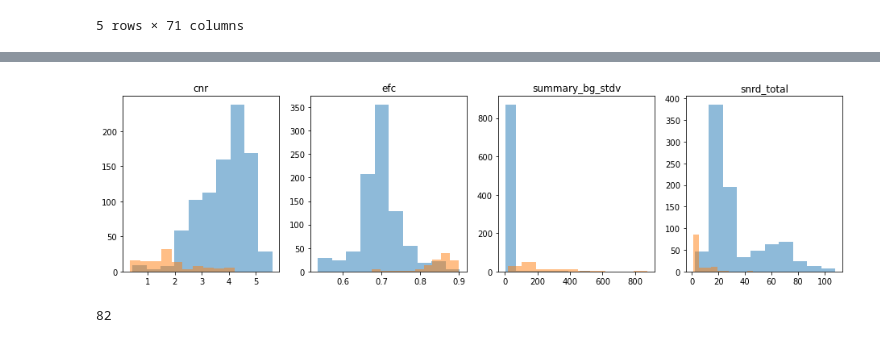
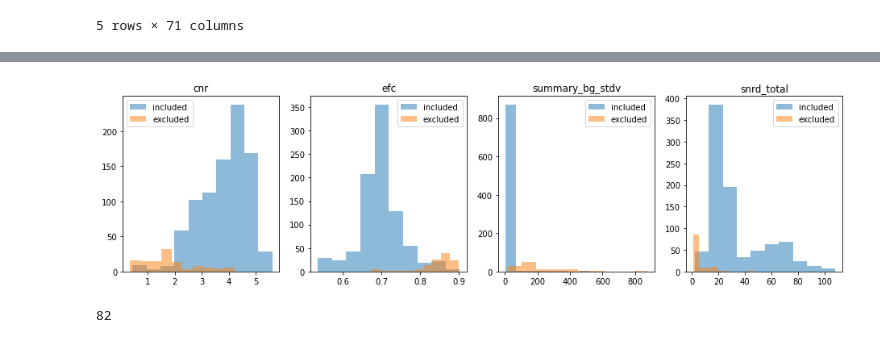
Before and after one commit to Aglinskas/BC-MRI-AE, a Jupyter notebook: Colab Notebooks/00-reviews-show-seg-Copy2.ipynb, the cells around one changed output, grey strips where cells are left out. Drawn from its saved outputs; the diff is of its cells as text; code cells hidden in the pictures.

```diff
--- a/Colab Notebooks/00-reviews-show-seg-Copy2.ipynb
+++ b/Colab Notebooks/00-reviews-show-seg-Copy2.ipynb
@@ -158,8 +158,6 @@ for i in range(len(keys)):
     plt.subplot(1,4,i+1)
     plt.hist(qc[keys[i]].values[good_subs_idx],alpha=.5)
     plt.hist(qc[keys[i]].values[bad_subs_idx],alpha=.5)
-    #sns.distplot(qc[keys[i]].values[good_subs_idx])
-    #sns.distplot(qc[keys[i]].values[bad_subs_idx])
     plt.title(keys[i])
-    #plt.show()
+    plt.legend(['included','excluded'])
 # %% [output]
@@ -168,4 +166,4 @@ Wall time: 752 ms
-[figure, old version]
+[figure, new version]
 # %%
 v1 = (qc_badsubs['cnr'] < 2).values;v1.sum()
 # %% [output]
```
Also changed, not shown: parts of 5 cells of this notebook, 2 other files.
